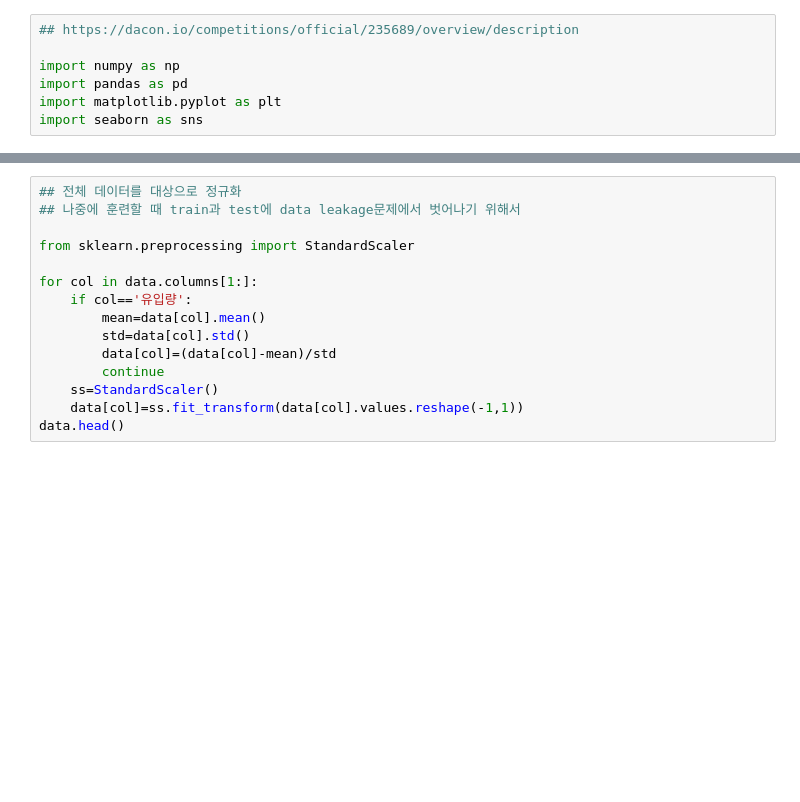
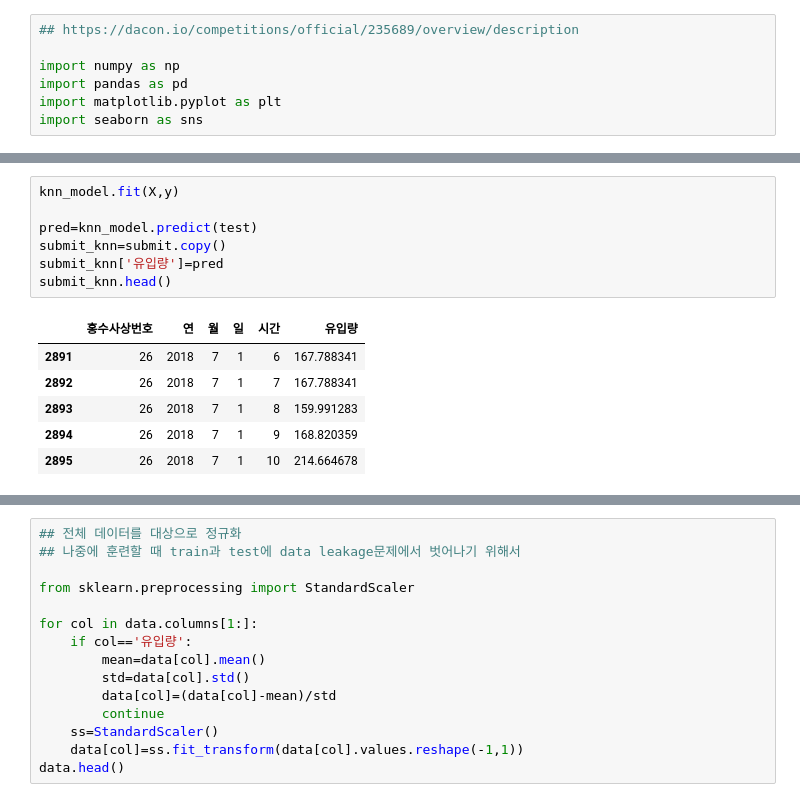
Before and after one commit to Sejong-Kaggle-Challengers/MAIN, a Jupyter notebook: [19-빅콘테스트]/황창현_홍수(최종).ipynb, the cells around one changed output, grey strips where cells are left out. Cells and saved outputs as stored; diff of their text form; blank space fills up the shorter version.

```diff
--- a/[19-빅콘테스트]/황창현_홍수(최종).ipynb
+++ b/[19-빅콘테스트]/황창현_홍수(최종).ipynb
@@ -16 +128,15 @@ import seaborn as sns
+# %%
+knn_model.fit(X,y)
+
+pred=knn_model.predict(test)
+submit_knn=submit.copy()
+submit_knn['유입량']=pred
+submit_knn.head()
+# %% [output]
+|  | 홍수사상번호 | 연 | 월 | 일 | 시간 | 유입량 |
+| 2891 | 26 | 2018 | 7 | 1 | 6 | 167.788341 |
+| 2892 | 26 | 2018 | 7 | 1 | 7 | 167.788341 |
+| 2893 | 26 | 2018 | 7 | 1 | 8 | 159.991283 |
+| 2894 | 26 | 2018 | 7 | 1 | 9 | 168.820359 |
+| 2895 | 26 | 2018 | 7 | 1 | 10 | 214.664678 |
 # %%
```
Also changed, not shown: parts of 25 cells of this notebook.
